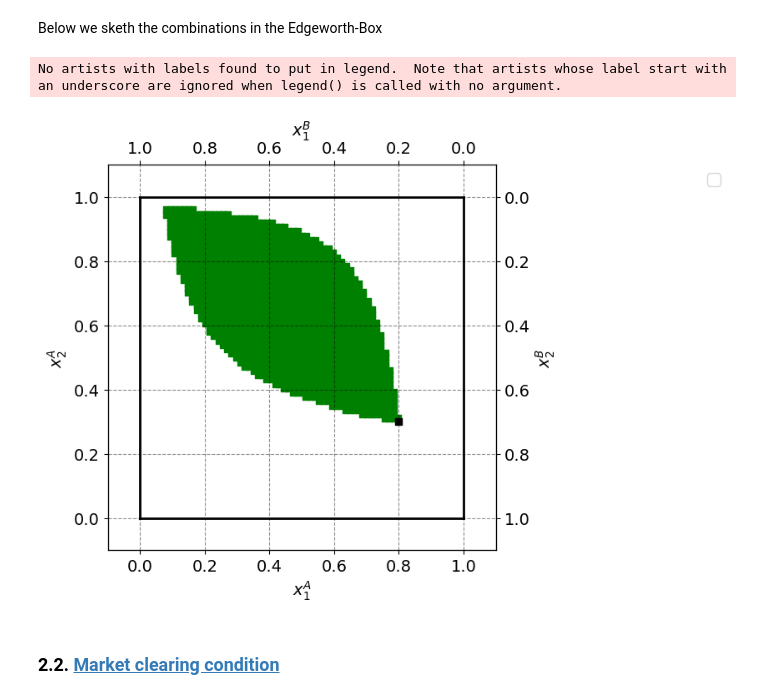
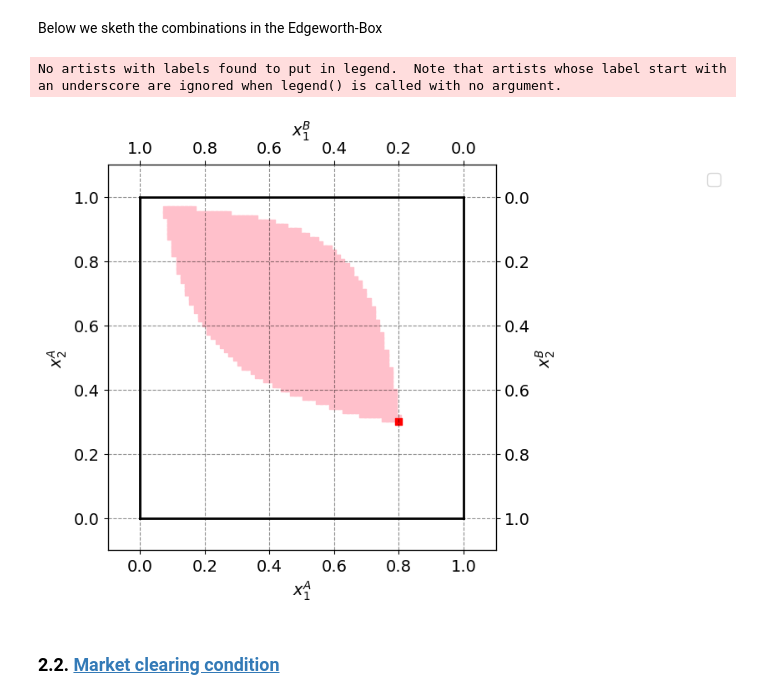
Before and after one commit to NumEconCopenhagen/projects-2024-Simon-C-og-Jens-H, a Jupyter notebook: Inaguralproject/InauguralProject2024.ipynb, the cells around one changed output. Saved outputs shown, nothing was run; the diff lists cells and outputs as text; code cells hidden in the pictures.

```diff
--- a/Inaguralproject/InauguralProject2024.ipynb
+++ b/Inaguralproject/InauguralProject2024.ipynb
@@ -87,36 +87,36 @@ fig = plt.figure(frameon=False,figsize=(6,6), dpi=100)
 ax_A = fig.add_subplot(1, 1, 1)
 
 ax_A.set_xlabel("$x_1^A$")
 ax_A.set_ylabel("$x_2^A$")
 
 temp = ax_A.twinx()
 temp.set_ylabel("$x_2^B$")
 ax_B = temp.twiny()
 ax_B.set_xlabel("$x_1^B$")
 ax_B.invert_xaxis()
 ax_B.invert_yaxis()
 
 # Inserting out results in the Edgeworth Box
 for i in better_pairs:
-    ax_A.scatter(i[0],i[1],marker='s',color='green')
+    ax_A.scatter(i[0],i[1],marker='s',color='pink')
 
-ax_A.scatter(par.w1A,par.w2A,marker='s',color='black')
+ax_A.scatter(par.w1A,par.w2A,marker='s',color='red')
 
 # limits
 ax_A.plot([0,w1bar],[0,0],lw=2,color='black')
 ax_A.plot([0,w1bar],[w2bar,w2bar],lw=2,color='black')
 ax_A.plot([0,0],[0,w2bar],lw=2,color='black')
 ax_A.plot([w1bar,w1bar],[0,w2bar],lw=2,color='black')
 
 ax_A.set_xlim([-0.1, w1bar + 0.1])
 ax_A.set_ylim([-0.1, w2bar + 0.1])
 ax_B.set_xlim([w1bar + 0.1, -0.1])
 ax_B.set_ylim([w2bar + 0.1, -0.1])
 
 ax_A.legend(frameon=True,loc='upper right',bbox_to_anchor=(1.6,1.0));
 # %% [output]
 No artists with labels found to put in legend.  Note that artists whose label start with an underscore are ignored when legend() is called with no argument.
-[figure, old version]
+[figure, new version]
 # %% [markdown]
 ### 2.2. <a id='toc2_2_'></a>[Market clearing condition](#toc0_)
 # %%
```
Also changed, not shown: parts of 1 cell of this notebook.
